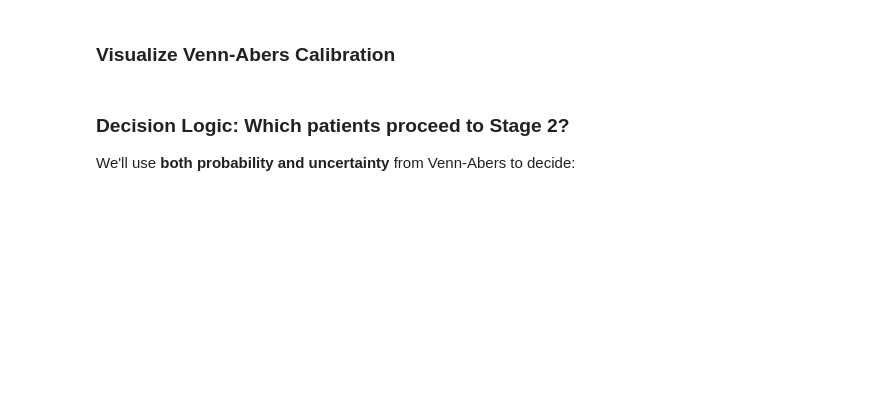
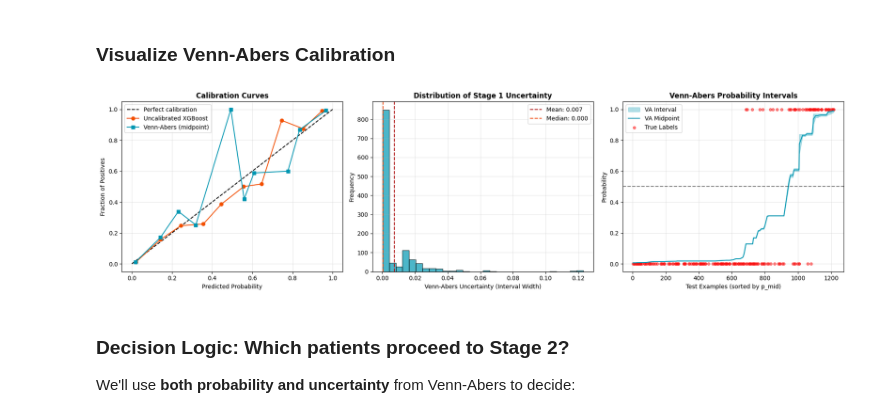
Before and after one commit to rdiazrincon/cascade_conformal_pd, a Jupyter notebook: nested_conformal_pd_with_venn_abers.ipynb, the cells around one changed output. Saved outputs shown, nothing was run; the diff lists cells and outputs as text; code cells hidden in the pictures; blank space fills up the shorter version.

```diff
--- a/nested_conformal_pd_with_venn_abers.ipynb
+++ b/nested_conformal_pd_with_venn_abers.ipynb
@@ -194,39 +238,41 @@ ax = axes[1]
 ax.hist(va_uncertainty, bins=30, color=color_azure, alpha=0.7, edgecolor='black')
 ax.axvline(va_uncertainty.mean(), color=color_red, linestyle='--',
            label=f'Mean: {va_uncertainty.mean():.3f}')
-ax.axvline(va_uncertainty.median(), color=color_orange, linestyle='--',
-           label=f'Median: {va_uncertainty.median():.3f}')
+ax.axvline(np.median(va_uncertainty), color=color_orange, linestyle='--',
+           label=f'Median: {np.median(va_uncertainty):.3f}')
 ax.set_xlabel('Venn-Abers Uncertainty (Interval Width)')
 ax.set_ylabel('Frequency')
 ax.set_title('Distribution of Stage 1 Uncertainty', fontweight='bold')
 ax.legend()
 ax.grid(True, alpha=0.3)
 
 # Plot 3: Probability intervals
 ax = axes[2]
 indices_sorted = np.argsort(p_mid)
 x_plot = np.arange(len(indices_sorted))
 sample_indices = np.random.choice(len(indices_sorted), min(200, len(indices_sorted)), replace=False)
 sample_indices = sorted(sample_indices)
 
 ax.fill_between(x_plot[sample_indices],
                 p_lower[indices_sorted][sample_indices],
                 p_upper[indices_sorted][sample_indices],
                 alpha=0.3, color=color_azure, label='VA Interval')
 ax.plot(x_plot[sample_indices], p_mid[indices_sorted][sample_indices],
         color=color_azure, label='VA Midpoint')
 ax.scatter(x_plot[sample_indices], y_test_binary.values[indices_sorted][sample_indices],
            c='red', s=20, alpha=0.5, label='True Labels')
 ax.axhline(0.5, color='black', linestyle='--', alpha=0.5)
 ax.set_xlabel('Test Examples (sorted by p_mid)')
 ax.set_ylabel('Probability')
 ax.set_title('Venn-Abers Probability Intervals', fontweight='bold')
 ax.legend()
 ax.grid(True, alpha=0.3)
 
 plt.tight_layout()
 plt.savefig('stage1_venn_abers_analysis.png', dpi=300, bbox_inches='tight')
 plt.show()
+# %% [output]
+[figure, added]
 # %% [markdown]
 ### Decision Logic: Which patients proceed to Stage 2?
 
```
Also changed, not shown: parts of 16 cells of this notebook, 4 other files.
